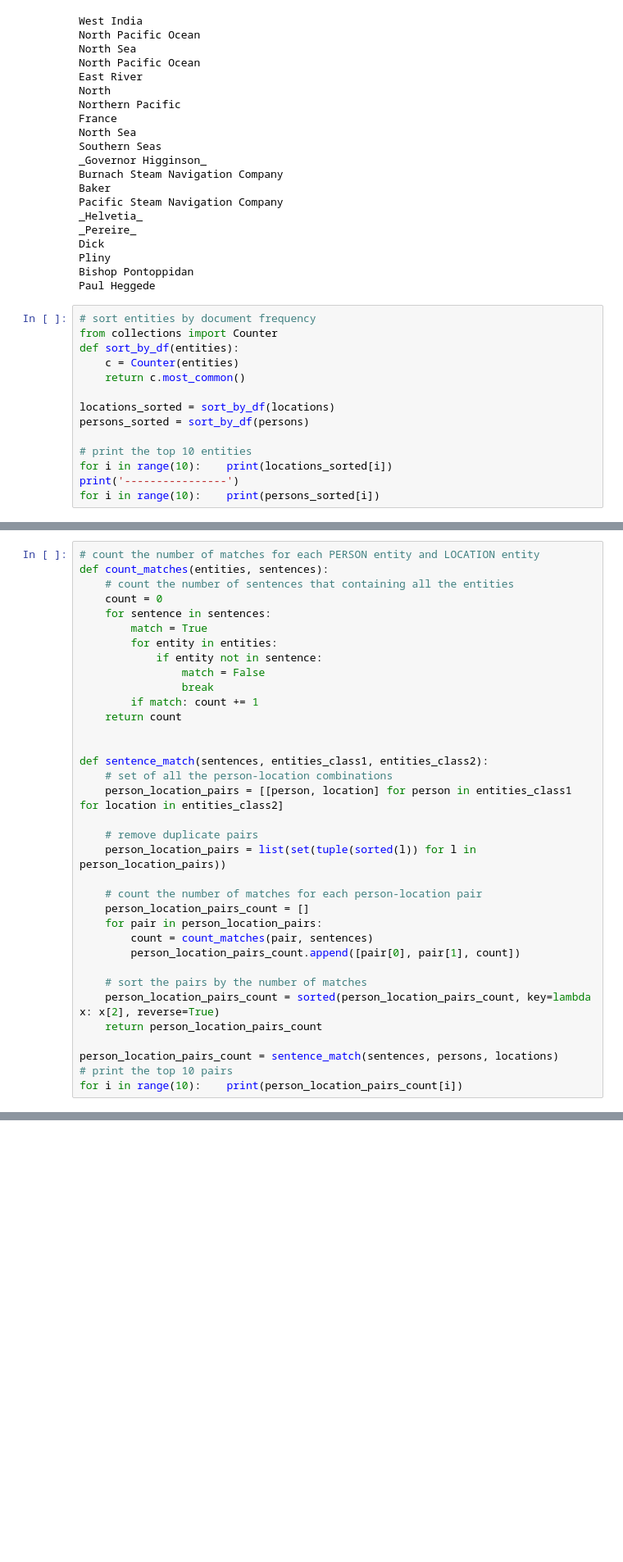
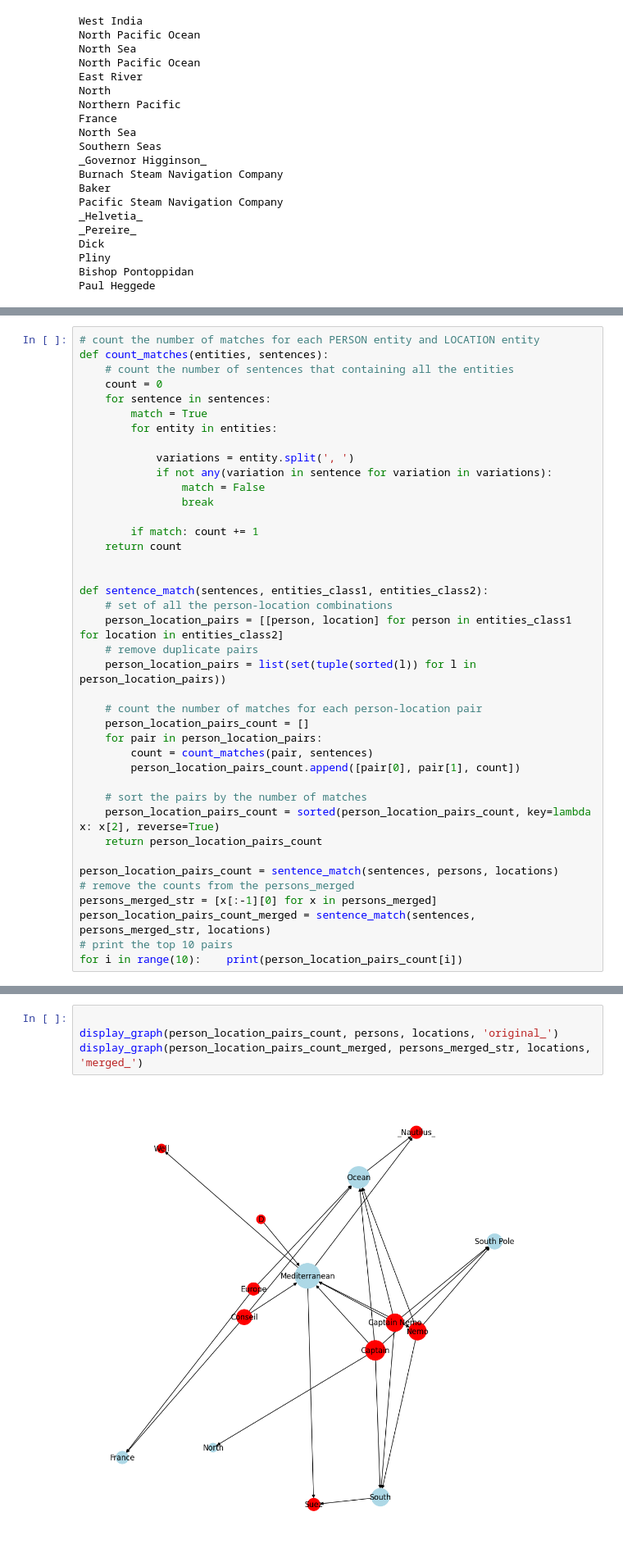
Before and after one commit to lougau92/text-mining-Jules-Vernes, a Jupyter notebook: relation_extraction.ipynb, the cells around one changed output, grey strips where cells are left out. Shown at 82% size. Cells and saved outputs as stored; diff of their text form; blank space fills up the shorter version.

```diff
--- a/relation_extraction.ipynb
+++ b/relation_extraction.ipynb
@@ -77,17 +77,3 @@ Dick
 Pliny
 Bishop Pontoppidan
 Paul Heggede
-# %%
-# sort entities by document frequency
-from collections import Counter
-def sort_by_df(entities):
-    c = Counter(entities)
-    return c.most_common()
-
-locations_sorted = sort_by_df(locations)
-persons_sorted = sort_by_df(persons)
-
-# print the top 10 entities
-for i in range(10):    print(locations_sorted[i])
-print('----------------')
-for i in range(10):    print(persons_sorted[i])
@@ -117,9 +145,12 @@ def count_matches(entities, sentences):
     for sentence in sentences:
         match = True
         for entity in entities:
-            if entity not in sentence:
+
+            variations = entity.split(', ')
+            if not any(variation in sentence for variation in variations):
                 match = False
                 break
+
         if match: count += 1
     return count
 
@@ -127,7 +158,6 @@ def count_matches(entities, sentences):
 def sentence_match(sentences, entities_class1, entities_class2):
     # set of all the person-location combinations
     person_location_pairs = [[person, location] for person in entities_class1 for location in entities_class2]
-
     # remove duplicate pairs
     person_location_pairs = list(set(tuple(sorted(l)) for l in person_location_pairs))
 
@@ -142,6 +172,9 @@ def sentence_match(sentences, entities_class1, entities_class2):
     return person_location_pairs_count
 
 person_location_pairs_count = sentence_match(sentences, persons, locations)
+# remove the counts from the persons_merged
+persons_merged_str = [x[:-1][0] for x in persons_merged]
+person_location_pairs_count_merged = sentence_match(sentences, persons_merged_str, locations)
 # print the top 10 pairs
 for i in range(10):    print(person_location_pairs_count[i])
 # %% [output]
@@ -189,0 +229,6 @@ nx.write_gexf(G, "./plots/graph.gexf")
+# %%
+
+display_graph(person_location_pairs_count, persons, locations, 'original_')
+display_graph(person_location_pairs_count_merged, persons_merged_str, locations, 'merged_')
+# %% [output]
+[figure, added]
```
Also changed, not shown: parts of 17 cells of this notebook, 7 other files.
